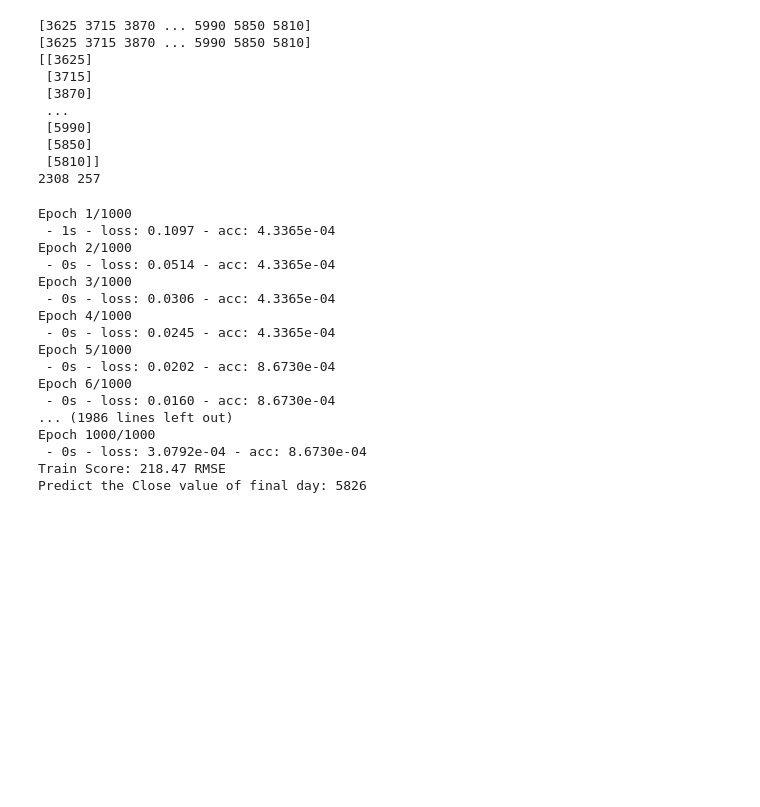
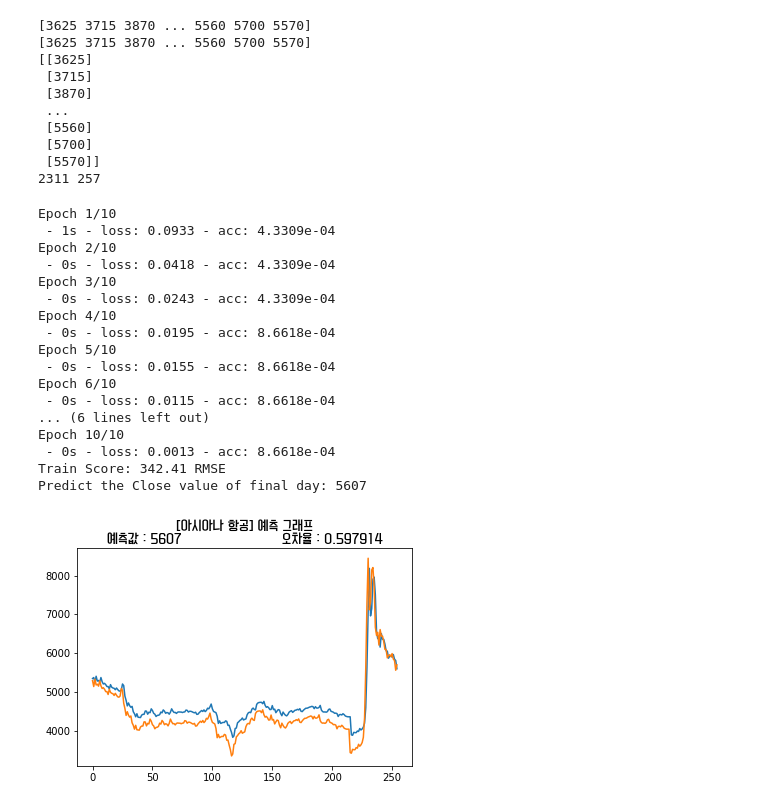
Before and after one commit to geniuses777/SPF, a Jupyter notebook: 정혜수/SPF/asiana.ipynb, the cells around one changed output. Drawn from its saved outputs; the diff is of its cells as text; code cells hidden in the pictures; blank space fills up the shorter version.

```diff
--- a/정혜수/SPF/asiana.ipynb
+++ b/정혜수/SPF/asiana.ipynb
@@ -11,9 +11,30 @@ from keras.layers import Dense           # 딥러닝을 구동하는 데 필요
 from keras.layers import LSTM            # 딥러닝을 구동하는 데 필요한 케라스 함수
 from sklearn.preprocessing import MinMaxScaler
 import matplotlib.pyplot as plt
+import matplotlib.font_manager as fm
 import math
 from sklearn.metrics import mean_squared_error
 import pymysql         # 파이썬에서 mysql연동시켜주는 라이브러리
+
+#
+# DB테이블 값 조회 (SELECT)
+#
+connection = pymysql.connect(host='222.122.86.187', port=3306, user='geniuses777', password='stock7840',
+                       db='geniuses777', charset='utf8')
+
+# 오차율 가져오기
+try:
+    with connection.cursor() as cursor:
+        sql = "select accuracy from stock_hye WHERE company_name='아시아나항공'"
+        cursor.execute("set names utf8")
+        cursor.execute(sql)
+        result_accuracy = cursor.fetchone()
+
+        for i in result_accuracy:
+            accuracy = i
+
+finally:
+    connection.close()
 
 
 # 데이터셋 생성 함수
@@ -85,62 +106,67 @@ predict = scaler.inverse_transform(lastY)                    # 정규화 시킨
 print('Predict the Close value of final day: %d' % predict)  # 데이터 입력 마지막 다음날 종가 예측
 
 # 차트출력, 저장
+font_path = "C:/Windows/Fonts/a옛날목욕탕L.ttf"
+fontprop = fm.FontProperties(fname=font_path, size=15)
+
 plt.plot(testPredict)
 plt.plot(testY)
 
-plt.title('asiana predict graph')
+plt.title('[아시아나 항공] 예측 그래프\n예측값 : %d \t\t\t\t\t\t\t\t오차율 : %s' % (predict, accuracy), fontproperties=fontprop)
 
-plt.savefig("./chart_picture/asiana.png",dpi=300)
-#plt.show()      자동실행하면 오류
+#plt.savefig("./chart_picture/asiana.png",dpi=300)
+plt.savefig("C:\source\SPF\chart_picture\\asiana.png", dpi=300)
+plt.show()      #자동실행하면 오류
 
 # 사진 데이터 binary형식으로 바꿔주는 함수
 def convertToBinaryData(filename):
     #Convert digital data to binary format
     with open(filename, 'rb') as file:
         binaryData = file.read()
     return binaryData
 
 
 #
 # DB테이블 값 삽입 (INSERT)
 #
 # MySQL Connection 연결
 connection = pymysql.connect(host='222.122.86.187', port=3306, user='geniuses777', password='stock7840',
                        db='geniuses777', charset='utf8')
 try:
     with connection.cursor() as cursor:
         sql = 'INSERT INTO stock_hye (company_name, stock_price, image) VALUES (%s, %s, %s) ON DUPLICATE KEY UPDATE stock_price = VALUES(stock_price), image = VALUES(image)'
         image = convertToBinaryData("C:\source\SPF\chart_picture\\asiana.png")
         cursor.execute(sql, ('아시아나항공', int(predict), image))          # 넣으려는 값
     connection.commit()
 
 finally:
     connection.close()
 # %% [output]
-[3625 3715 3870 ... 5990 5850 5810]
-[3625 3715 3870 ... 5990 5850 5810]
+[3625 3715 3870 ... 5560 5700 5570]
+[3625 3715 3870 ... 5560 5700 5570]
 [[3625]
  [3715]
  [3870]
  ...
- [5990]
- [5850]
- [5810]]
-2308 257
+ [5560]
+ [5700]
+ [5570]]
+2311 257
-Epoch 1/1000
- - 1s - loss: 0.1097 - acc: 4.3365e-04
-Epoch 2/1000
- - 0s - loss: 0.0514 - acc: 4.3365e-04
-Epoch 3/1000
- - 0s - loss: 0.0306 - acc: 4.3365e-04
-Epoch 4/1000
- - 0s - loss: 0.0245 - acc: 4.3365e-04
-Epoch 5/1000
- - 0s - loss: 0.0202 - acc: 8.6730e-04
-Epoch 6/1000
- - 0s - loss: 0.0160 - acc: 8.6730e-04
-... (1986 lines left out)
-Epoch 1000/1000
- - 0s - loss: 3.0792e-04 - acc: 8.6730e-04
-Train Score: 218.47 RMSE
-Predict the Close value of final day: 5826
+Epoch 1/10
+ - 1s - loss: 0.0933 - acc: 4.3309e-04
+Epoch 2/10
+ - 0s - loss: 0.0418 - acc: 4.3309e-04
+Epoch 3/10
+ - 0s - loss: 0.0243 - acc: 4.3309e-04
+Epoch 4/10
+ - 0s - loss: 0.0195 - acc: 8.6618e-04
+Epoch 5/10
+ - 0s - loss: 0.0155 - acc: 8.6618e-04
+Epoch 6/10
+ - 0s - loss: 0.0115 - acc: 8.6618e-04
+... (6 lines left out)
+Epoch 10/10
+ - 0s - loss: 0.0013 - acc: 8.6618e-04
+Train Score: 342.41 RMSE
+Predict the Close value of final day: 5607
+[figure, added]
```
Also changed, not shown: 38 other files.
